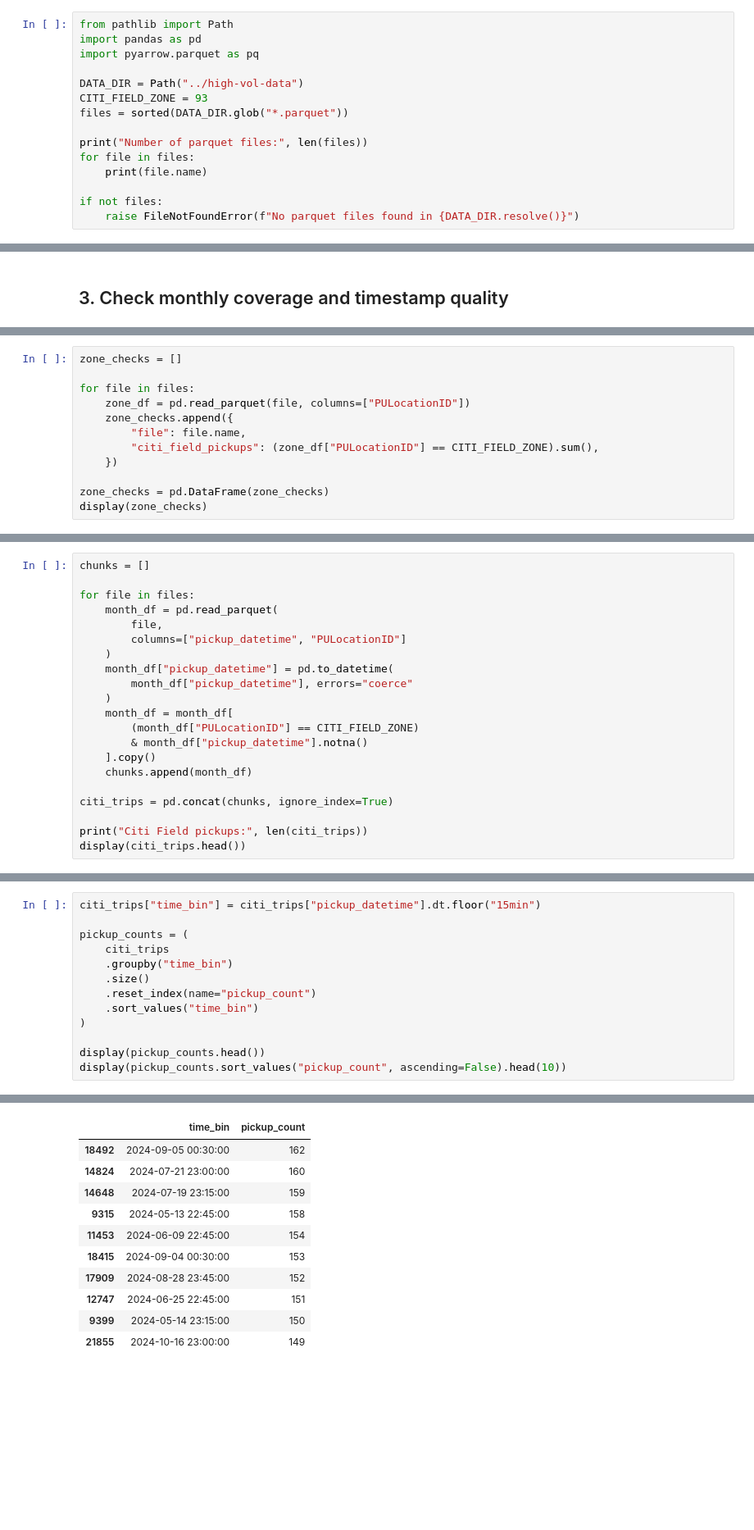
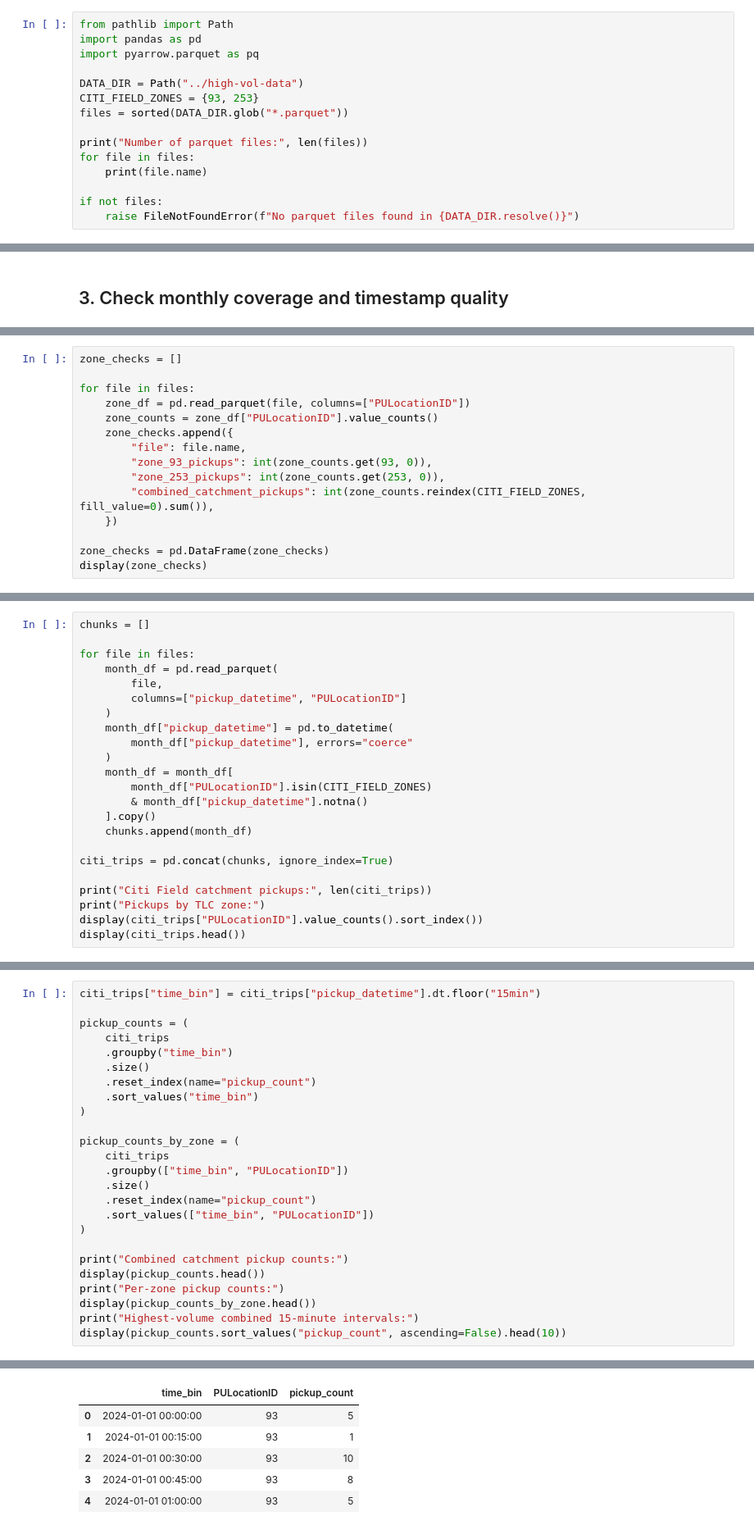
Before and after one commit to RostyslavKharevych/ml-surge-forecasting, a Jupyter notebook: notebooks/tlc_parquet.ipynb, the cells around one changed output, grey strips where cells are left out. Shown at 82% size. Cells and saved outputs as stored; diff of their text form; blank space fills up the shorter version.

```diff
--- a/notebooks/tlc_parquet.ipynb
+++ b/notebooks/tlc_parquet.ipynb
@@ -12,7 +12,7 @@ import pandas as pd
 import pyarrow.parquet as pq
 
 DATA_DIR = Path("../high-vol-data")
-CITI_FIELD_ZONE = 93
+CITI_FIELD_ZONES = {93, 253}
 files = sorted(DATA_DIR.glob("*.parquet"))
 
 print("Number of parquet files:", len(files))
@@ -112,9 +112,12 @@ zone_checks = []
 
 for file in files:
     zone_df = pd.read_parquet(file, columns=["PULocationID"])
+    zone_counts = zone_df["PULocationID"].value_counts()
     zone_checks.append({
         "file": file.name,
-        "citi_field_pickups": (zone_df["PULocationID"] == CITI_FIELD_ZONE).sum(),
+        "zone_93_pickups": int(zone_counts.get(93, 0)),
+        "zone_253_pickups": int(zone_counts.get(253, 0)),
+        "combined_catchment_pickups": int(zone_counts.reindex(CITI_FIELD_ZONES, fill_value=0).sum()),
     })
 
 zone_checks = pd.DataFrame(zone_checks)
@@ -149,13 +152,15 @@ for file in files:
         month_df["pickup_datetime"], errors="coerce"
     )
     month_df = month_df[
-        (month_df["PULocationID"] == CITI_FIELD_ZONE)
+        month_df["PULocationID"].isin(CITI_FIELD_ZONES)
         & month_df["pickup_datetime"].notna()
     ].copy()
     chunks.append(month_df)
 
 citi_trips = pd.concat(chunks, ignore_index=True)
 
-print("Citi Field pickups:", len(citi_trips))
+print("Citi Field catchment pickups:", len(citi_trips))
+print("Pickups by TLC zone:")
+display(citi_trips["PULocationID"].value_counts().sort_index())
 display(citi_trips.head())
 # %% [output]
@@ -181,6 +191,18 @@ pickup_counts = (
     .sort_values("time_bin")
 )
 
+pickup_counts_by_zone = (
+    citi_trips
+    .groupby(["time_bin", "PULocationID"])
+    .size()
+    .reset_index(name="pickup_count")
+    .sort_values(["time_bin", "PULocationID"])
+)
+
+print("Combined catchment pickup counts:")
 display(pickup_counts.head())
+print("Per-zone pickup counts:")
+display(pickup_counts_by_zone.head())
+print("Highest-volume combined 15-minute intervals:")
 display(pickup_counts.sort_values("pickup_count", ascending=False).head(10))
 # %% [output]
@@ -193,11 +217,6 @@ display(pickup_counts.sort_values("pickup_count", ascending=False).head(10))
-|  | time_bin | pickup_count |
-| 18492 | 2024-09-05 00:30:00 | 162 |
-| 14824 | 2024-07-21 23:00:00 | 160 |
-| 14648 | 2024-07-19 23:15:00 | 159 |
-| 9315 | 2024-05-13 22:45:00 | 158 |
-| 11453 | 2024-06-09 22:45:00 | 154 |
-| 18415 | 2024-09-04 00:30:00 | 153 |
-| 17909 | 2024-08-28 23:45:00 | 152 |
-| 12747 | 2024-06-25 22:45:00 | 151 |
-| 9399 | 2024-05-14 23:15:00 | 150 |
-| 21855 | 2024-10-16 23:00:00 | 149 |
+|  | time_bin | PULocationID | pickup_count |
+| 0 | 2024-01-01 00:00:00 | 93 | 5 |
+| 1 | 2024-01-01 00:15:00 | 93 | 1 |
+| 2 | 2024-01-01 00:30:00 | 93 | 10 |
+| 3 | 2024-01-01 00:45:00 | 93 | 8 |
+| 4 | 2024-01-01 01:00:00 | 93 | 5 |
```
Also changed, not shown: parts of 13 cells of this notebook, 3 other files.
